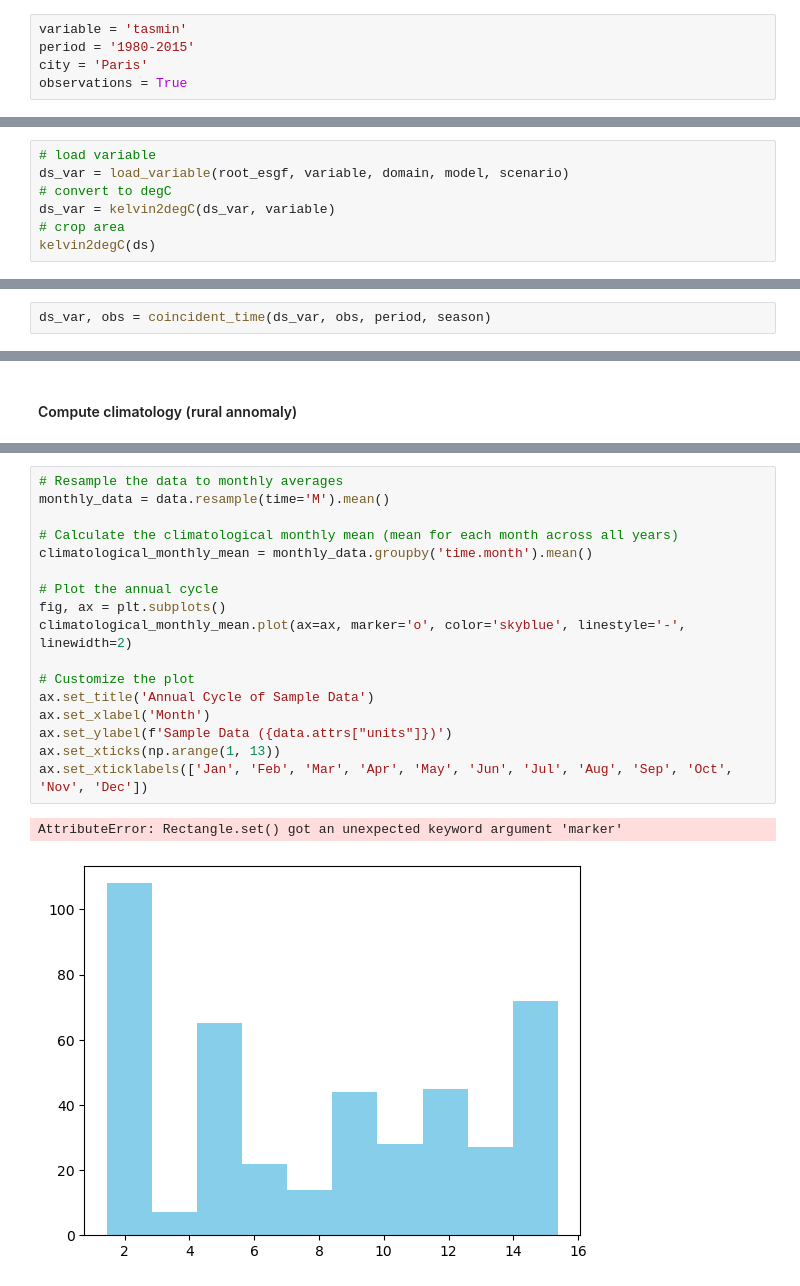
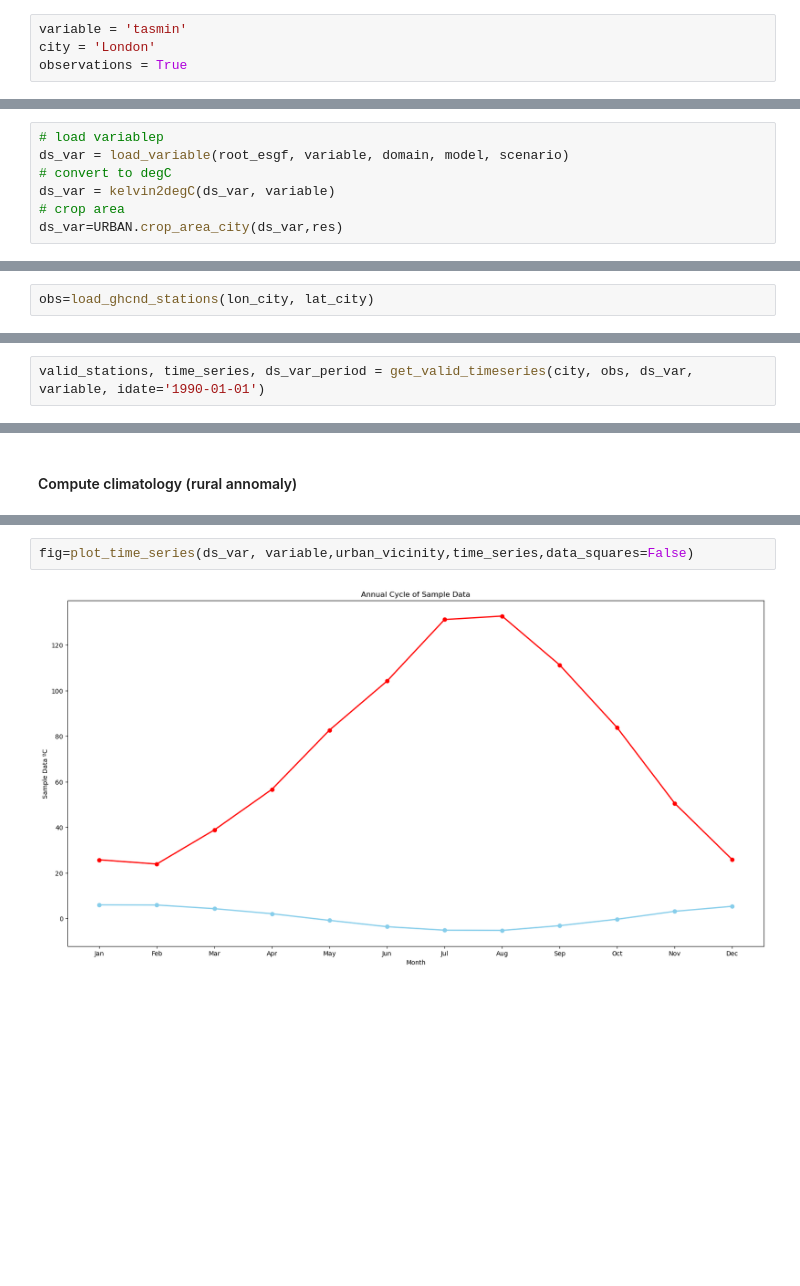
Before and after one commit to yaizaquintana/Isla-Calor, a Jupyter notebook: Cities.ipynb, the cells around one changed output, grey strips where cells are left out. Drawn from its saved outputs; the diff is of its cells as text; blank space fills up the shorter version.

```diff
--- a/Cities.ipynb
+++ b/Cities.ipynb
@@ -125,8 +136,7 @@ fig = URBAN.plot_fixed_variables(ds_sftuf, ds_orog, ds_sftlf,
 # Calculate Heat urban effect
 # %%
 variable = 'tasmin'
-period = '1980-2015'
-city = 'Paris'
+city = 'London'
 observations = True
 # %% [markdown]
 #### Load city shapefile
@@ -137,7 +147,7 @@ ucdb_city = load_ucdb_city(root_nextcloud, city)
 # %%
-# load variable
+# load variablep
 ds_var = load_variable(root_esgf, variable, domain, model, scenario)
 # convert to degC
 ds_var = kelvin2degC(ds_var, variable)
 # crop area
-kelvin2degC(ds)
+ds_var=URBAN.crop_area_city(ds_var,res)
@@ -167,0 +156,2 @@ obs = load_ghcnd_stations(root, variable, city)# Yaiza: create function
+# %%
+obs=load_ghcnd_stations(lon_city, lat_city)
@@ -170,2 +162,2 @@ obs = load_ghcnd_stations(root, variable, city)# Yaiza: create function
 # %%
-ds_var, obs = coincident_time(ds_var, obs, period, season)
+valid_stations, time_series, ds_var_period = get_valid_timeseries(city, obs, ds_var, variable, idate='1990-01-01')
@@ -217,20 +173,4 @@ data = ds_var_period[variable]
 # %%
-# Resample the data to monthly averages
-monthly_data = data.resample(time='M').mean()
-
-# Calculate the climatological monthly mean (mean for each month across all years)
-climatological_monthly_mean = monthly_data.groupby('time.month').mean()
-
-# Plot the annual cycle
-fig, ax = plt.subplots()
-climatological_monthly_mean.plot(ax=ax, marker='o', color='skyblue', linestyle='-', linewidth=2)
-
-# Customize the plot
-ax.set_title('Annual Cycle of Sample Data')
-ax.set_xlabel('Month')
-ax.set_ylabel(f'Sample Data ({data.attrs["units"]})')
-ax.set_xticks(np.arange(1, 13))
-ax.set_xticklabels(['Jan', 'Feb', 'Mar', 'Apr', 'May', 'Jun', 'Jul', 'Aug', 'Sep', 'Oct', 'Nov', 'Dec'])
+fig=plot_time_series(ds_var, variable,urban_vicinity,time_series,data_squares=False)
 # %% [output]
-AttributeError: Rectangle.set() got an unexpected keyword argument 'marker'
-[figure, old version]
+[figure, new version]
```
Also changed, not shown: parts of 19 cells of this notebook, 2 other files.
